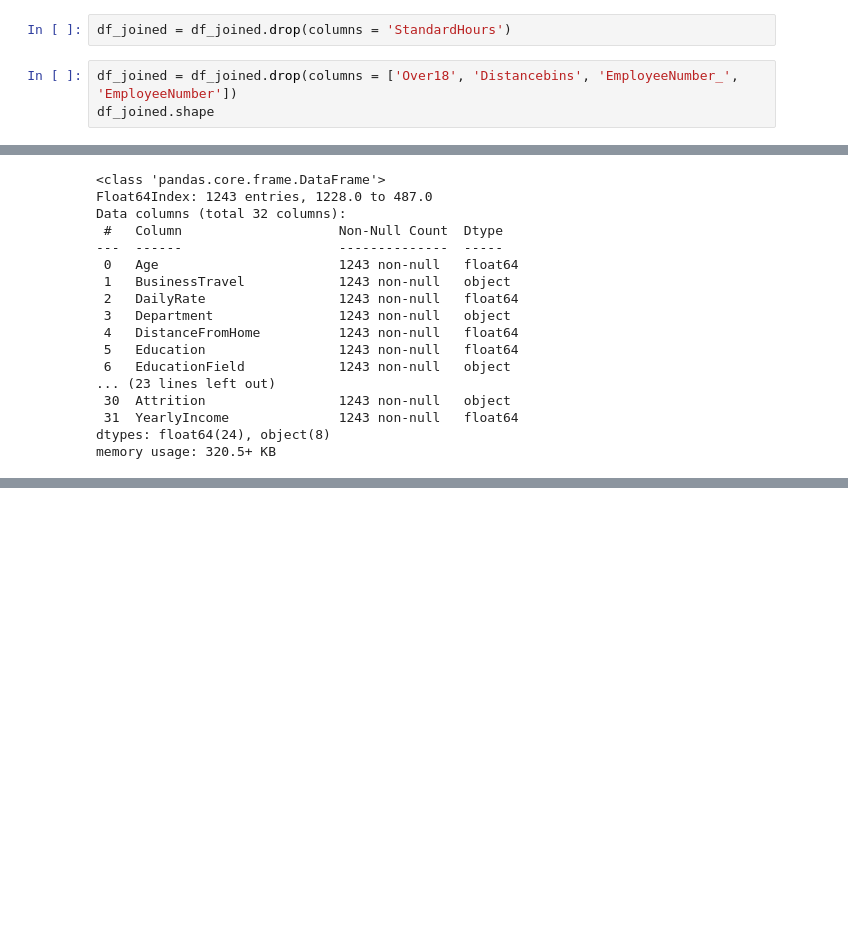
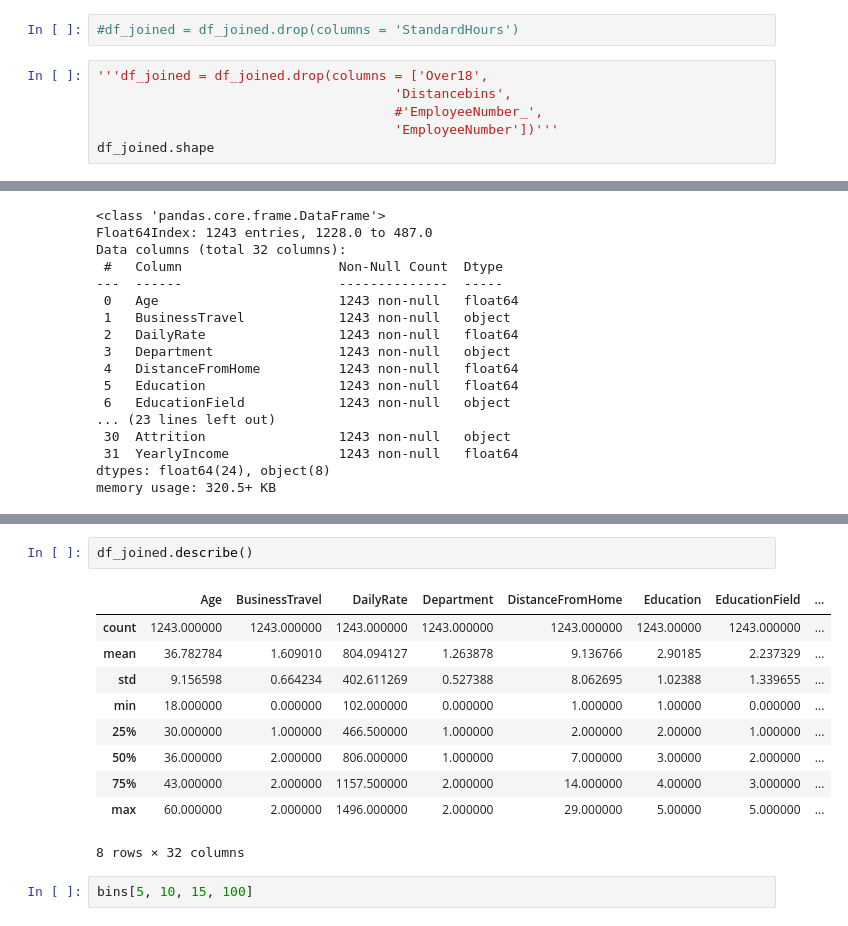
Before and after one commit to bvidru/ML_project_classification, a Jupyter notebook: ML_practical_project_classification.ipynb, the cells around one changed output, grey strips where cells are left out. Cells and saved outputs as stored; diff of their text form; blank space fills up the shorter version.

```diff
--- a/ML_practical_project_classification.ipynb
+++ b/ML_practical_project_classification.ipynb
@@ -643,7 +722,10 @@ df_joined.corr()
 # %%
-df_joined = df_joined.drop(columns = 'StandardHours')
+#df_joined = df_joined.drop(columns = 'StandardHours')
 # %%
-df_joined = df_joined.drop(columns = ['Over18', 'Distancebins', 'EmployeeNumber_', 'EmployeeNumber'])
+'''df_joined = df_joined.drop(columns = ['Over18',
+                                      'Distancebins',
+                                      #'EmployeeNumber_',
+                                      'EmployeeNumber'])'''
 df_joined.shape
 # %% [output]
 (4449, 32)
@@ -674,0 +845,15 @@ memory usage: 320.5+ KB
+# %%
+df_joined.describe()
+# %% [output]
+|  | Age | BusinessTravel | DailyRate | Department | DistanceFromHome | Education | EducationField | ... |
+| count | 1243.000000 | 1243.000000 | 1243.000000 | 1243.000000 | 1243.000000 | 1243.00000 | 1243.000000 | ... |
+| mean | 36.782784 | 1.609010 | 804.094127 | 1.263878 | 9.136766 | 2.90185 | 2.237329 | ... |
+| std | 9.156598 | 0.664234 | 402.611269 | 0.527388 | 8.062695 | 1.02388 | 1.339655 | ... |
+| min | 18.000000 | 0.000000 | 102.000000 | 0.000000 | 1.000000 | 1.00000 | 0.000000 | ... |
+| 25% | 30.000000 | 1.000000 | 466.500000 | 1.000000 | 2.000000 | 2.00000 | 1.000000 | ... |
+| 50% | 36.000000 | 2.000000 | 806.000000 | 1.000000 | 7.000000 | 3.00000 | 2.000000 | ... |
+| 75% | 43.000000 | 2.000000 | 1157.500000 | 2.000000 | 14.000000 | 4.00000 | 3.000000 | ... |
+| max | 60.000000 | 2.000000 | 1496.000000 | 2.000000 | 29.000000 | 5.00000 | 5.000000 | ... |
+8 rows × 32 columns
+# %%
+bins[5, 10, 15, 100]
```
Also changed, not shown: parts of 107 cells of this notebook.
